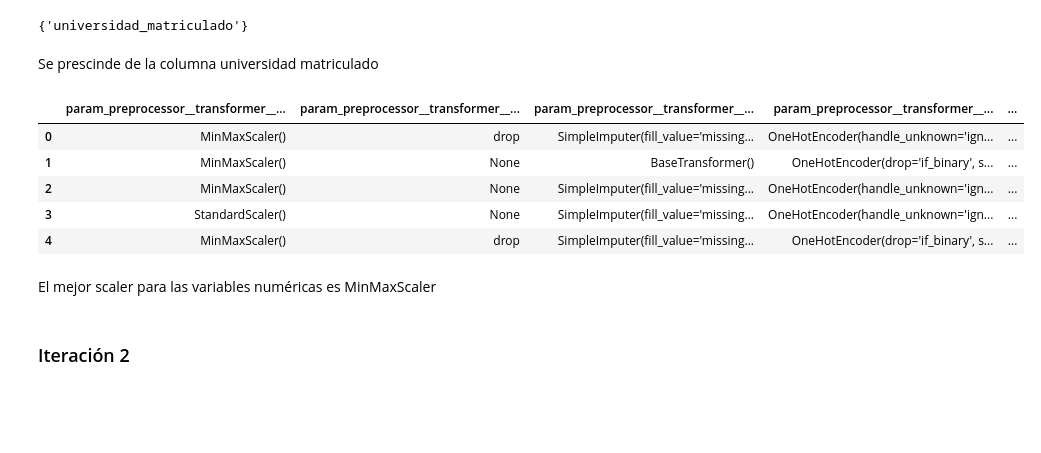
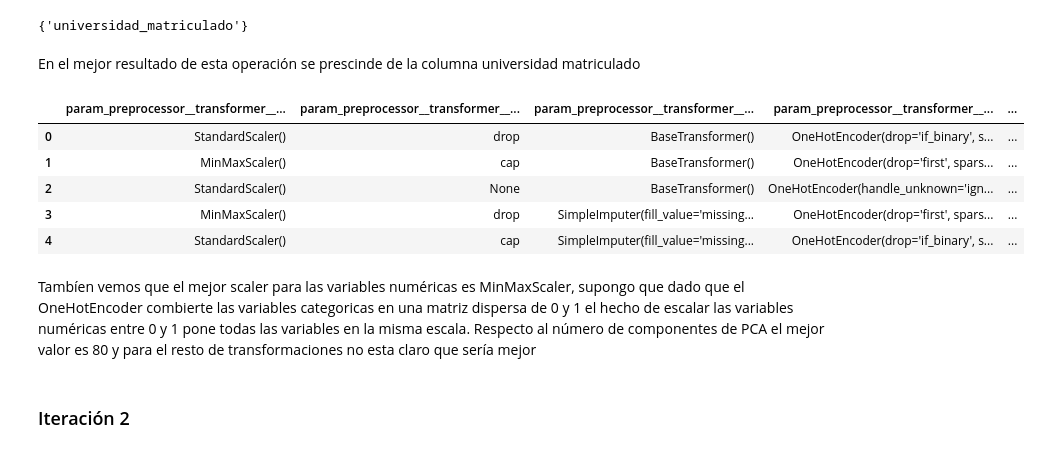
Before and after one commit to jcarlosgalvezm/ue_master-TFM, a Jupyter notebook: notebooks/data_cleaning-feature_engineering-modeling.ipynb, the cells around one changed output. Drawn from its saved outputs; the diff is of its cells as text; code cells hidden in the pictures; blank space fills up the shorter version.

```diff
--- a/notebooks/data_cleaning-feature_engineering-modeling.ipynb
+++ b/notebooks/data_cleaning-feature_engineering-modeling.ipynb
@@ -110,7 +111,11 @@ X_train.shape, y_train.shape, X_test.shape, y_test.shape
 ((15326, 12), (15326,), (3832, 12), (3832,))
 # %%
 class BaseTransformer(BaseEstimator, TransformerMixin):
-
+    """ Transformer que deja el dataset tal como esta,
+        el objetivo de este es ser utilizado en el GS
+        para probar el no hacer nada para un determinado
+        step.
+    """
     def fit(self,X,y=None):
         return self
 
@@ -122,6 +127,19 @@ class BaseTransformer(BaseEstimator, TransformerMixin):
 
 
 class OutliersTransformer(BaseTransformer):
+    """
+        Transformer para el tratamiento de outliers.
+
+        Parameters:
+        factor (float): Factor por el cual de termina si un valor es un outlier
+            de la columna o no.
+        method (str): Permite dos métodos de imputación,'drop'
+            para eliminar los outliers y 'cap' para limitarlos en el upper_bound
+            o el lower_bound.
+        exclude_cols: Lista de columnas excluidas del transformador o None para
+        incluirlas todas
+
+    """
     def __init__(self, method='drop', factor=1.5, exclude_cols=None):
         self.method = method
         self.factor = factor
@@ -164,7 +182,14 @@ class OutliersTransformer(BaseTransformer):
 
 
 class Preprocessor(BaseTransformer):
+    """
+    Clase hecha especificamente en un GS que permite probar diferentes
+    transformadores dentro de un mismo diccionario de params
 
+    Parameters:
+    cols (list): Lista de columnas sobre las que se aplicara el preprocessado
+                o None para usarlas todas.
+    """
     NUM_COLS = {'horas_formacion', 'indice_desarrollo_ciudad'}
     CAT_COLS = {
         'ultimo_nuevo_trabajo', 'tamano_compania', 'experiencia', 'educacion',
@@ -329,8 +357,9 @@ param_grid = {
         OneHotEncoder(handle_unknown='ignore', sparse=False),
         OneHotEncoder(drop='first', sparse=False),
         OneHotEncoder(drop='if_binary', sparse=False)],
-    'pca__n_components': [None, 30, 50, 80],#, 100, 125, None],
+    'pca__n_components': [None, 40, 80],#, 100, 125, None],
     'clf__estimator': [LogisticRegression()],
+    'clf__estimator__random_state': [RANDOM_STATE],
 }
 # %%
 logger.info('Starting Auto ML pipe...')
@@ -371,23 +400,25 @@ results1[:5]
 # %% [output]
 {'universidad_matriculado'}
 # %% [markdown]
-Se prescinde de la columna universidad matriculado
+En el mejor resultado de esta operación se prescinde de la columna universidad matriculado
 # %%
 results1[[
     'param_preprocessor__transformer__num__scaler',
     'param_preprocessor__transformer__num__outliers__method',
     'param_preprocessor__transformer__cat__imputer',
     'param_preprocessor__transformer__cat__ohe',
+    'mean_test_score',
     'param_pca__n_components']][:5]
 # %% [output]
 |  | param_preprocessor__transformer__... | param_preprocessor__transformer__... | param_preprocessor__transformer__... | param_preprocessor__transformer__... | ... |
-| 0 | MinMaxScaler() | drop | SimpleImputer(fill_value='missing... | OneHotEncoder(handle_unknown='ign... | ... |
-| 1 | MinMaxScaler() | None | BaseTransformer() | OneHotEncoder(drop='if_binary', s... | ... |
-| 2 | MinMaxScaler() | None | SimpleImputer(fill_value='missing... | OneHotEncoder(handle_unknown='ign... | ... |
-| 3 | StandardScaler() | None | SimpleImputer(fill_value='missing... | OneHotEncoder(handle_unknown='ign... | ... |
-| 4 | MinMaxScaler() | drop | SimpleImputer(fill_value='missing... | OneHotEncoder(drop='if_binary', s... | ... |
+| 0 | StandardScaler() | drop | BaseTransformer() | OneHotEncoder(drop='if_binary', s... | ... |
+| 1 | MinMaxScaler() | cap | BaseTransformer() | OneHotEncoder(drop='first', spars... | ... |
+| 2 | StandardScaler() | None | BaseTransformer() | OneHotEncoder(handle_unknown='ign... | ... |
+| 3 | MinMaxScaler() | drop | SimpleImputer(fill_value='missing... | OneHotEncoder(drop='first', spars... | ... |
+| 4 | StandardScaler() | cap | SimpleImputer(fill_value='missing... | OneHotEncoder(drop='if_binary', s... | ... |
-# %% [markdown]
-El mejor scaler para las variables numéricas es MinMaxScaler
+# %% [markdown]
+Tambíen vemos que el mejor scaler para las variables numéricas es MinMaxScaler, supongo que dado que el OneHotEncoder combierte las variables categoricas en una matriz dispersa de 0 y 1 el hecho de escalar las variables numéricas entre 0 y 1 pone todas las variables en la misma escala.
+Respecto al número de componentes de PCA el mejor valor es 80 y para el resto de transformaciones no esta claro que sería mejor
 # %% [markdown]
 ### Iteración 2
 # %% [markdown]
```
Also changed, not shown: parts of 75 cells of this notebook.
